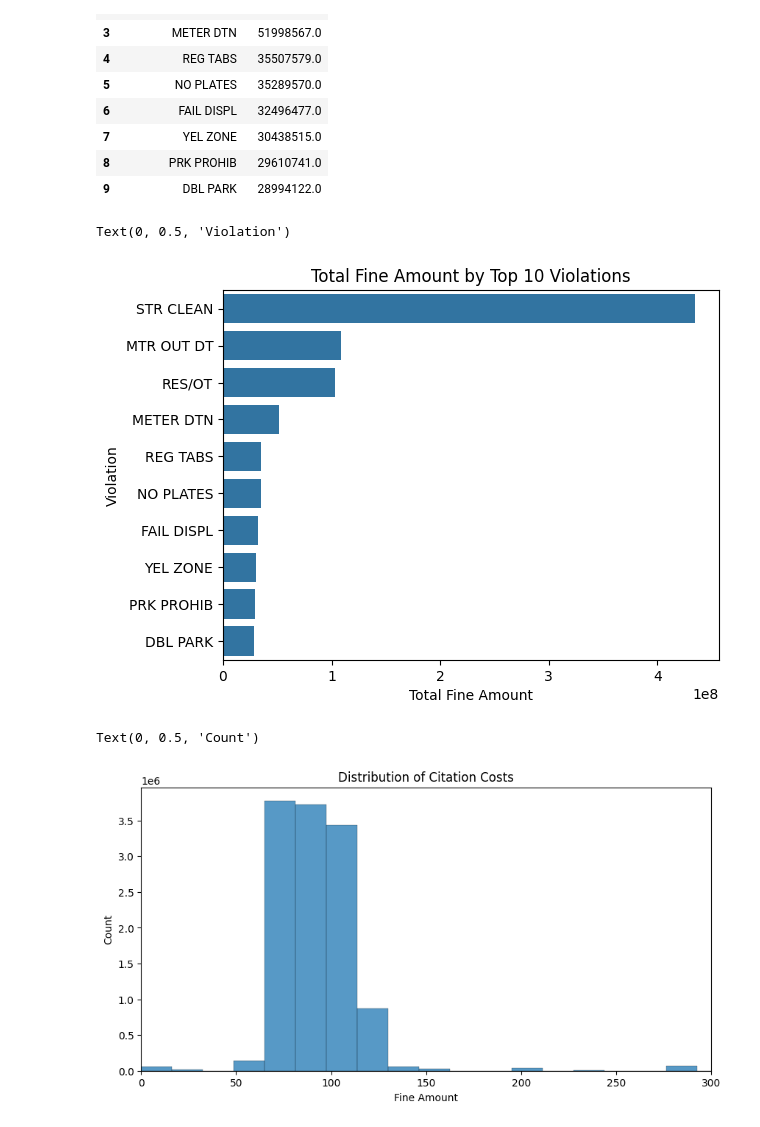
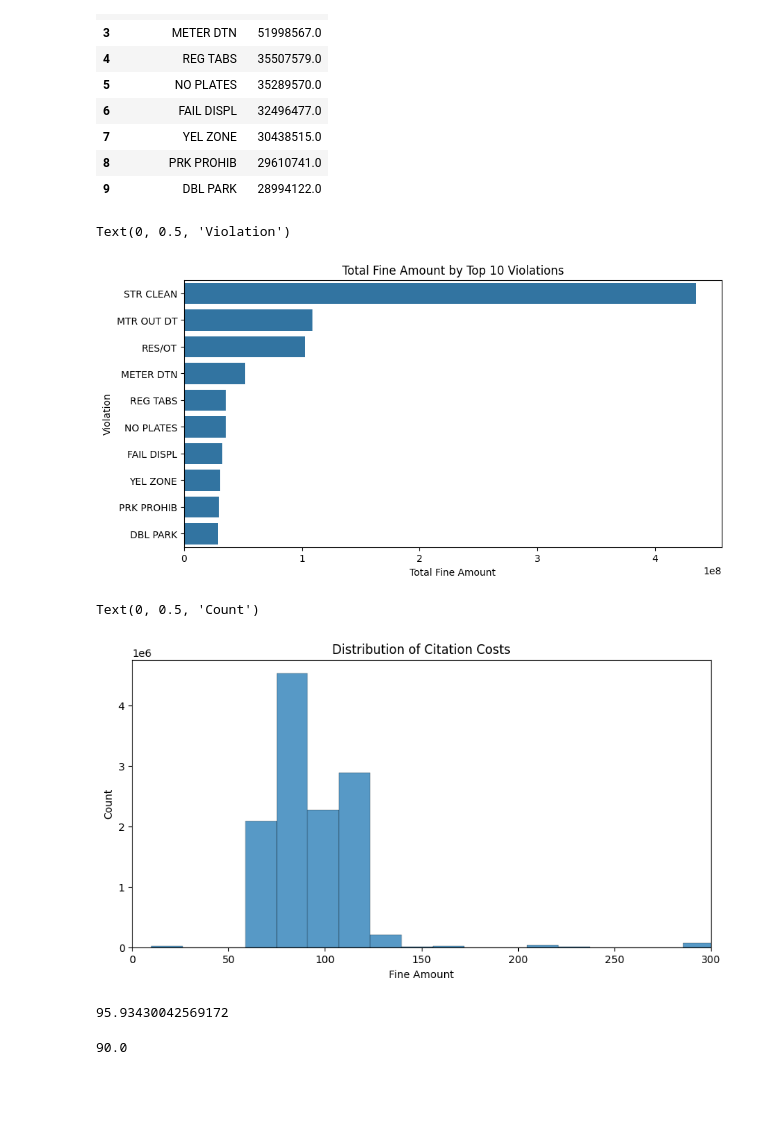
Before and after one commit to sjsu-cs122-s26/ZeninClan-sf-parking-citation-analysis, a Jupyter notebook: notebooks/final.ipynb, the cells around one changed output. Saved outputs shown, nothing was run; the diff lists cells and outputs as text; code cells hidden in the pictures; blank space fills up the shorter version.

```diff
--- a/notebooks/final.ipynb
+++ b/notebooks/final.ipynb
@@ -30,12 +30,16 @@ df = df.dropna(subset=["Citation Issued DateTime"]).copy()
 # %%
 if "Citation Number" in df.columns:
     df = df.drop_duplicates(subset="Citation Number").copy()
+# %%
+df = df[df['Fine Amount'] > 0]
 # %%
 df["year"] = df["Citation Issued DateTime"].dt.year
 # %%
 df["month"] = df["Citation Issued DateTime"].dt.month_name()
 # %%
 df["hour"] = df["Citation Issued DateTime"].dt.hour
+# %%
+df['street'] = df['Citation Location'].str.replace(r"\b\d+\b", "", regex= True)
 # %%
 df["day"] = df["Citation Issued DateTime"].dt.day_name()
 
@@ -237,14 +245,15 @@ top10_fines
 | 8 | PRK PROHIB | 29610741.0 |
 | 9 | DBL PARK | 28994122.0 |
 # %%
+plt.figure(figsize=(10, 5))
 sns.barplot(data=top10_fines, x="Fine Amount", y="Violation Description")
 
 plt.title("Total Fine Amount by Top 10 Violations")
 plt.xlabel("Total Fine Amount")
 plt.ylabel("Violation")
 # %% [output]
 Text(0, 0.5, 'Violation')
-[figure, old version]
+[figure, new version]
 # %%
 plt.figure(figsize=(10, 5))
 
@@ -256,5 +265,5 @@ plt.xlabel("Fine Amount")
 plt.ylabel("Count")
 # %% [output]
 Text(0, 0.5, 'Count')
-[figure, old version]
+[figure, new version]
 # %%
@@ -261,0 +271,8 @@ df.groupby('year')['Fine Amount'].mean()
+# %%
+df['Fine Amount'].mean()
+# %% [output]
+95.93430042569172
+# %%
+df['Fine Amount'].median()
+# %% [output]
+90.0
```
Also changed, not shown: parts of 25 cells of this notebook, 1 other file.
